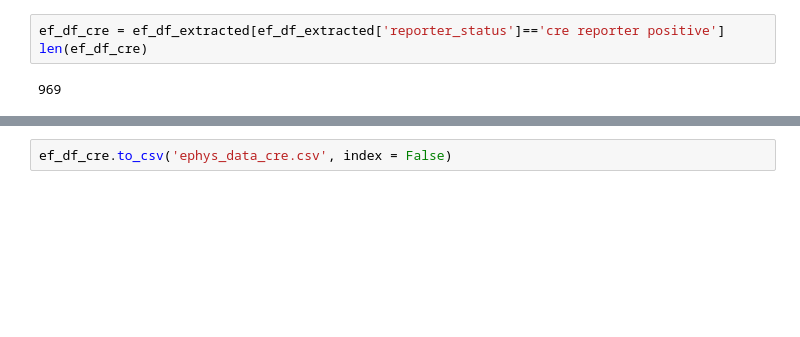
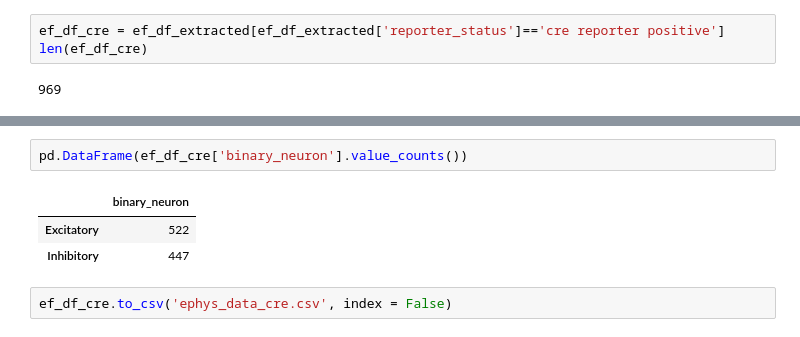
Before and after one commit to HyunsuLee/Ephy_type, a Jupyter notebook: Clustering/allen_data_analysis.ipynb, the cells around one changed output, grey strips where cells are left out. Cells and saved outputs as stored; diff of their text form; blank space fills up the shorter version.

```diff
--- a/Clustering/allen_data_analysis.ipynb
+++ b/Clustering/allen_data_analysis.ipynb
@@ -113,2 +162,8 @@ len(ef_df_cre)
+# %%
+pd.DataFrame(ef_df_cre['binary_neuron'].value_counts())
+# %% [output]
+|  | binary_neuron |
+| Excitatory | 522 |
+| Inhibitory | 447 |
 # %%
 ef_df_cre.to_csv('ephys_data_cre.csv', index = False)
```
Also changed, not shown: parts of 3 cells of this notebook, 4 other files.
